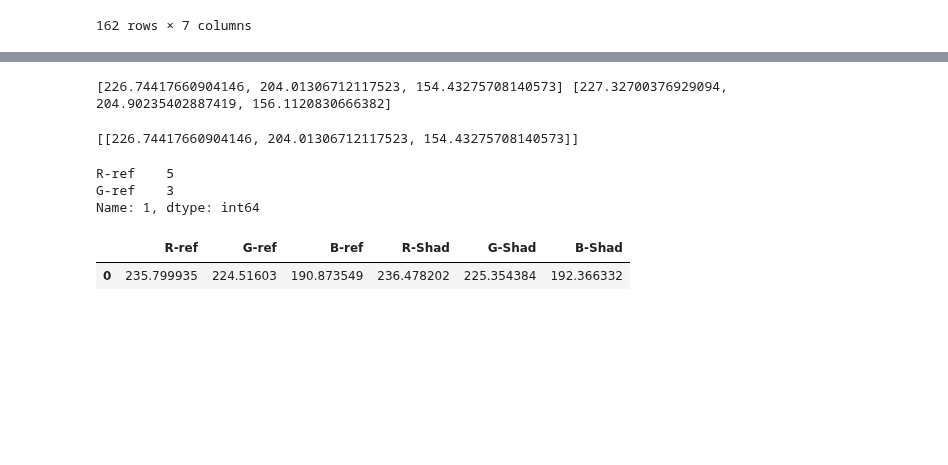
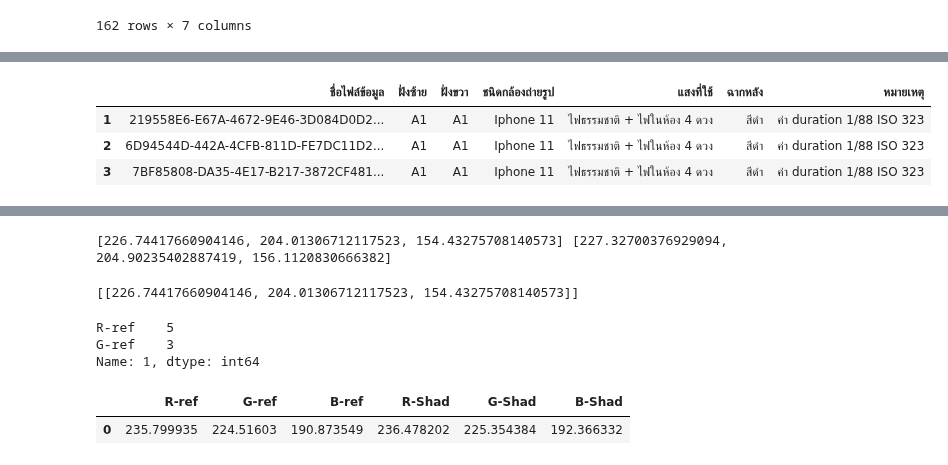
Before and after one commit to waraporn19/Project_2021_matchingcolor, a Jupyter notebook: P1A0.ipynb, the cells around one changed output, grey strips where cells are left out. Drawn from its saved outputs; the diff is of its cells as text; code cells hidden in the pictures; blank space fills up the shorter version.

```diff
--- a/P1A0.ipynb
+++ b/P1A0.ipynb
@@ -114,6 +114,14 @@ A1_set1
 | 160 | 5CD12207-6DA2-4D7B-B0DC-8D7406088... | A1 | D4 | Iphone 11 | ไฟธรรมชาติ + ไฟในห้อง 4 ดวง | สีดำ | ค่า duration 1/88 ISO 323 |
 | 161 | E0E1C37E-221D-4768-8BC2-66513E7C5... | A1 | D4 | Iphone 11 | ไฟธรรมชาติ + ไฟในห้อง 4 ดวง | สีดำ | ค่า duration 1/88 ISO 323 |
 161 rows × 7 columns
+# %%
+A1_set11 =A1_set1.head(3)
+A1_set11
+# %% [output]
+|  | ชื่อไฟล์ข้อมูล | ฝั่งซ้าย | ฝั่งขวา | ชนิดกล้องถ่ายรูป | แสงที่ใช้ | ฉากหลัง | หมายเหตุ |
+| 1 | 219558E6-E67A-4672-9E46-3D084D0D2... | A1 | A1 | Iphone 11 | ไฟธรรมชาติ + ไฟในห้อง 4 ดวง | สีดำ | ค่า duration 1/88 ISO 323 |
+| 2 | 6D94544D-442A-4CFB-811D-FE7DC11D2... | A1 | A1 | Iphone 11 | ไฟธรรมชาติ + ไฟในห้อง 4 ดวง | สีดำ | ค่า duration 1/88 ISO 323 |
+| 3 | 7BF85808-DA35-4E17-B217-3872CF481... | A1 | A1 | Iphone 11 | ไฟธรรมชาติ + ไฟในห้อง 4 ดวง | สีดำ | ค่า duration 1/88 ISO 323 |
 # %%
 import cv2
 from matplotlib import pyplot as plt #การเรียกใช้คำสั่ง matplotlib เพื่อวาดกราฟ โดยแทนชื่อ matplotlib ด้วย plt
```
Also changed, not shown: parts of 12 cells of this notebook.
